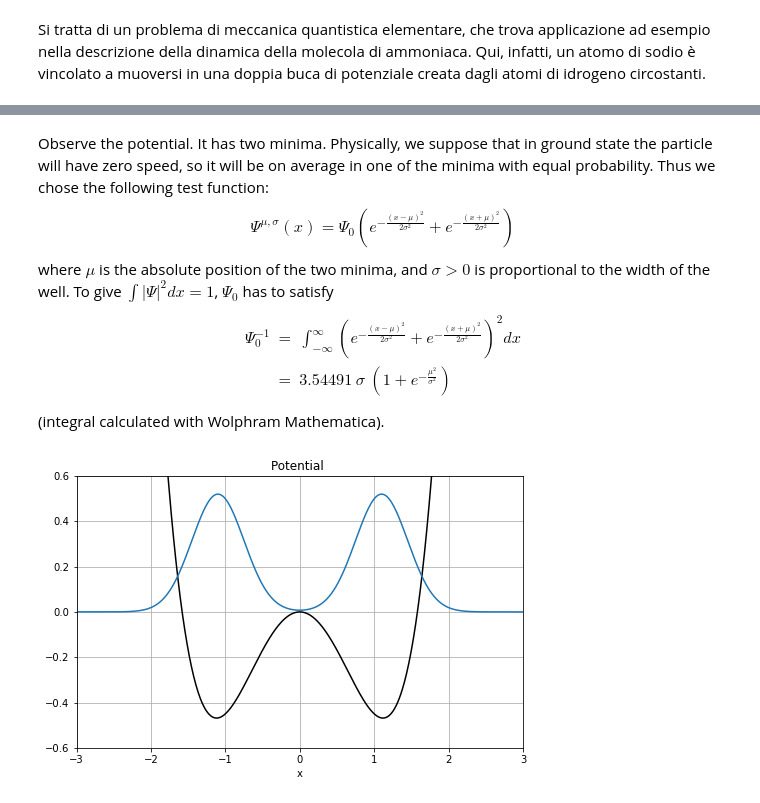
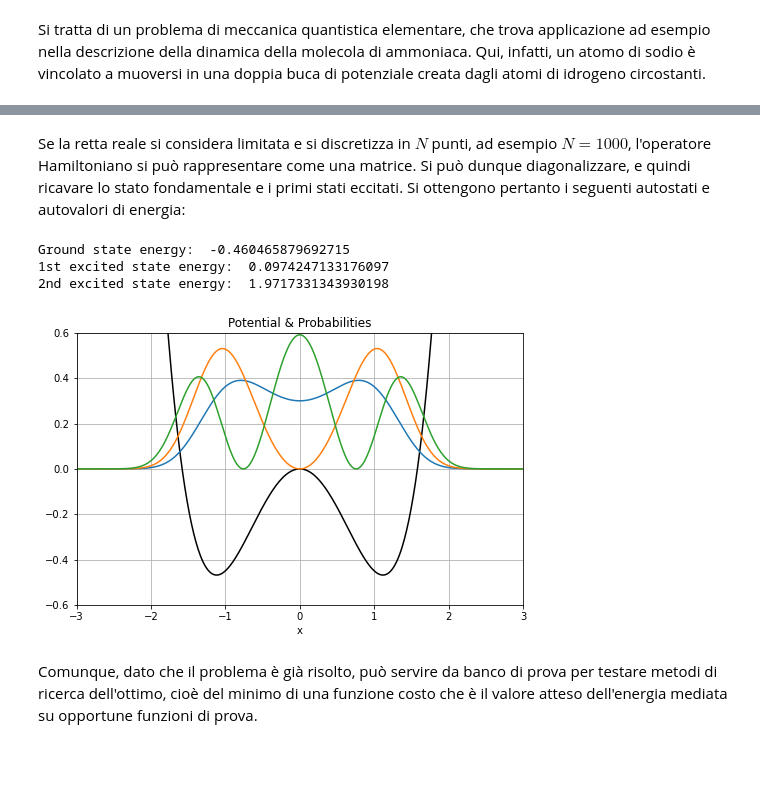
Before and after one commit to Daniele95/LSN, a Jupyter notebook: 8-variazionale/Soluzione_8.ipynb, the cells around one changed output, grey strips where cells are left out. Saved outputs shown, nothing was run; the diff lists cells and outputs as text; code cells hidden in the pictures; blank space fills up the shorter version.

```diff
--- a/8-variazionale/Soluzione_8.ipynb
+++ b/8-variazionale/Soluzione_8.ipynb
@@ -67,26 +66,47 @@ on the space all the possible functions $\Psi(x)$ that are square integrable wit
-# %% [markdown]
-Observe the potential. It has two minima. Physically, we suppose that in ground state the particle will have zero speed, so it will be on average in one of the minima with equal probability. Thus we chose the following test function:
-$$
-\Psi^{\mu,\sigma}(x) =\Psi_0\left( e^{-\frac{(x-\mu)^2}{2\sigma^2}}+
-                               e^{-\frac{(x+\mu)^2}{2\sigma^2}}\right)
-$$
-where $\mu$ is the absolute position of the two minima, and $\sigma>0$ is proportional to the width of the well. To give $\int|\Psi|^2dx=1$, $\Psi_0$ has to satisfy
-\begin{eqnarray}
-\Psi_0^{-1}&=& \int_{-\infty}^\infty\left( e^{-\frac{(x-\mu)^2}{2\sigma^2}}+e^{-\frac{(x+\mu)^2}{2\sigma^2}}\right)^2dx\\
-~
-&=&3.54491~\sigma~(1+e^{-\frac{\mu^2}{\sigma^2}})
-\end{eqnarray}
-(integral calculated with Wolphram Mathematica).
-# %%
-plt.figure(figsize=(8,5))
-scale = 0.3
-plt.plot(x, scale*V, color="Black", label="Potential")
-plt.plot(x,Psi(x,1.1,0.35,0.52))
-plt.title("Potential ")
-plt.xlabel("x")
-plt.grid(True)
-plt.xlim((-3,3))
-plt.ylim((-0.6,0.6))
-plt.show()
-# %% [output]
-[figure, removed]
+# %% [markdown]
+Se la retta reale si considera limitata e si discretizza in $N$ punti, ad esempio $N=1000$, l'operatore Hamiltoniano si può rappresentare come una matrice. Si può dunque diagonalizzare, e quindi ricavare lo stato fondamentale e i primi stati eccitati. Si ottengono pertanto i seguenti autostati e autovalori di energia:
+# %%
+import numpy as np
+import matplotlib.pyplot as plt
+
+def Vpot(x):
+    return (x**2 - 2.5)*x**2
+
+hbar = 1
+m = 1
+a = 10
+N = 1000
+
+x = np.linspace(-a/2, a/2, N)
+dx = x[1] - x[0]
+V = Vpot(x)
+
+CDiff = np.diag(np.ones(N-1),-1)-2*np.diag(np.ones(N),0)+np.diag(np.ones(N-1),1)
+H = (-(hbar**2)*CDiff)/(2*m*dx**2) + np.diag(V)
+E,psi = np.linalg.eigh(H)
+psi = np.transpose(psi)
+psi = psi/np.sqrt(dx)
+
+print("Ground state energy: ", E[0])
+print("1st excited state energy: ", E[1])
+print("2nd excited state energy: ", E[2])
+
+plt.figure(figsize=(8,5))
+scale = 0.3
+plt.plot(x, scale*V, color="Black", label="Potential") # plot the potential
+plt.plot(x,(psi[0])**2)
+plt.plot(x,(psi[1])**2)
+plt.plot(x,(psi[2])**2)
+plt.title("Potential & Probabilities")
+plt.xlabel("x")
+plt.grid(True)
+plt.xlim((-3,3))
+plt.ylim((-0.6,0.6))
+plt.show()
+# %% [output]
+Ground state energy:  -0.460465879692715
+1st excited state energy:  0.0974247133176097
+2nd excited state energy:  1.9717331343930198
+[figure, added]
+# %% [markdown]
+Comunque, dato che il problema è già risolto, può servire da banco di prova per testare metodi di ricerca dell'ottimo, cioè del minimo di una funzione costo che è il valore atteso dell'energia mediata su opportune funzioni di prova.
```
Also changed, not shown: parts of 10 cells of this notebook, 3 other files.
